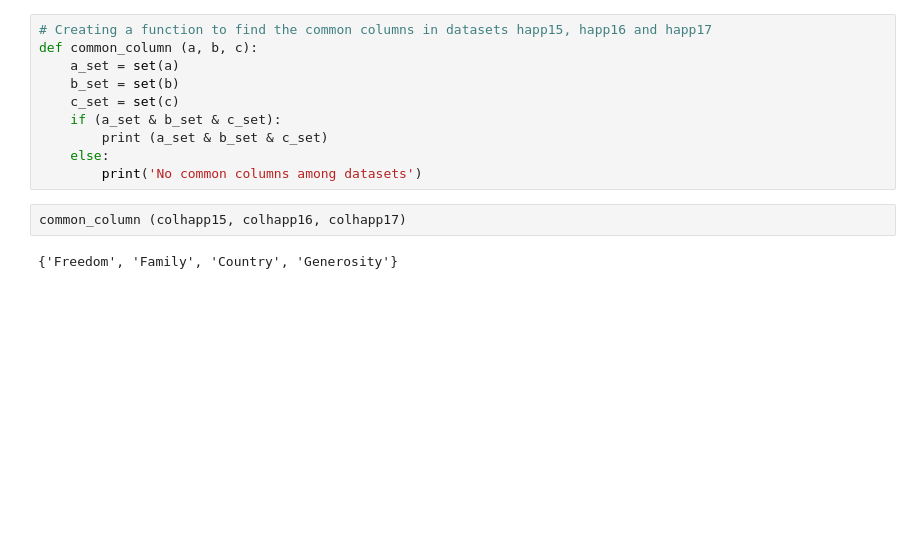
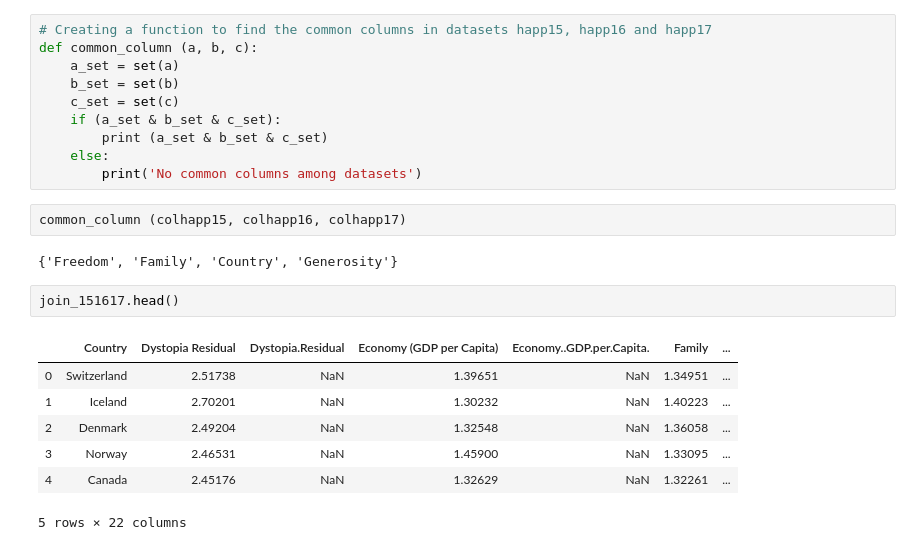
Before and after one commit to kingnmm/py4ds, a Jupyter notebook: FinalProj_NMK.ipynb, the cells around one changed output. Drawn from its saved outputs; the diff is of its cells as text; blank space fills up the shorter version.

```diff
--- a/FinalProj_NMK.ipynb
+++ b/FinalProj_NMK.ipynb
@@ -640,3 +642,13 @@ def common_column (a, b, c):
 common_column (colhapp15, colhapp16, colhapp17)
 # %% [output]
 {'Freedom', 'Family', 'Country', 'Generosity'}
+# %%
+join_151617.head()
+# %% [output]
+|  | Country | Dystopia Residual | Dystopia.Residual | Economy (GDP per Capita) | Economy..GDP.per.Capita. | Family | ... |
+| 0 | Switzerland | 2.51738 | NaN | 1.39651 | NaN | 1.34951 | ... |
+| 1 | Iceland | 2.70201 | NaN | 1.30232 | NaN | 1.40223 | ... |
+| 2 | Denmark | 2.49204 | NaN | 1.32548 | NaN | 1.36058 | ... |
+| 3 | Norway | 2.46531 | NaN | 1.45900 | NaN | 1.33095 | ... |
+| 4 | Canada | 2.45176 | NaN | 1.32629 | NaN | 1.32261 | ... |
+5 rows × 22 columns
```
Also changed, not shown: parts of 26 cells of this notebook.
